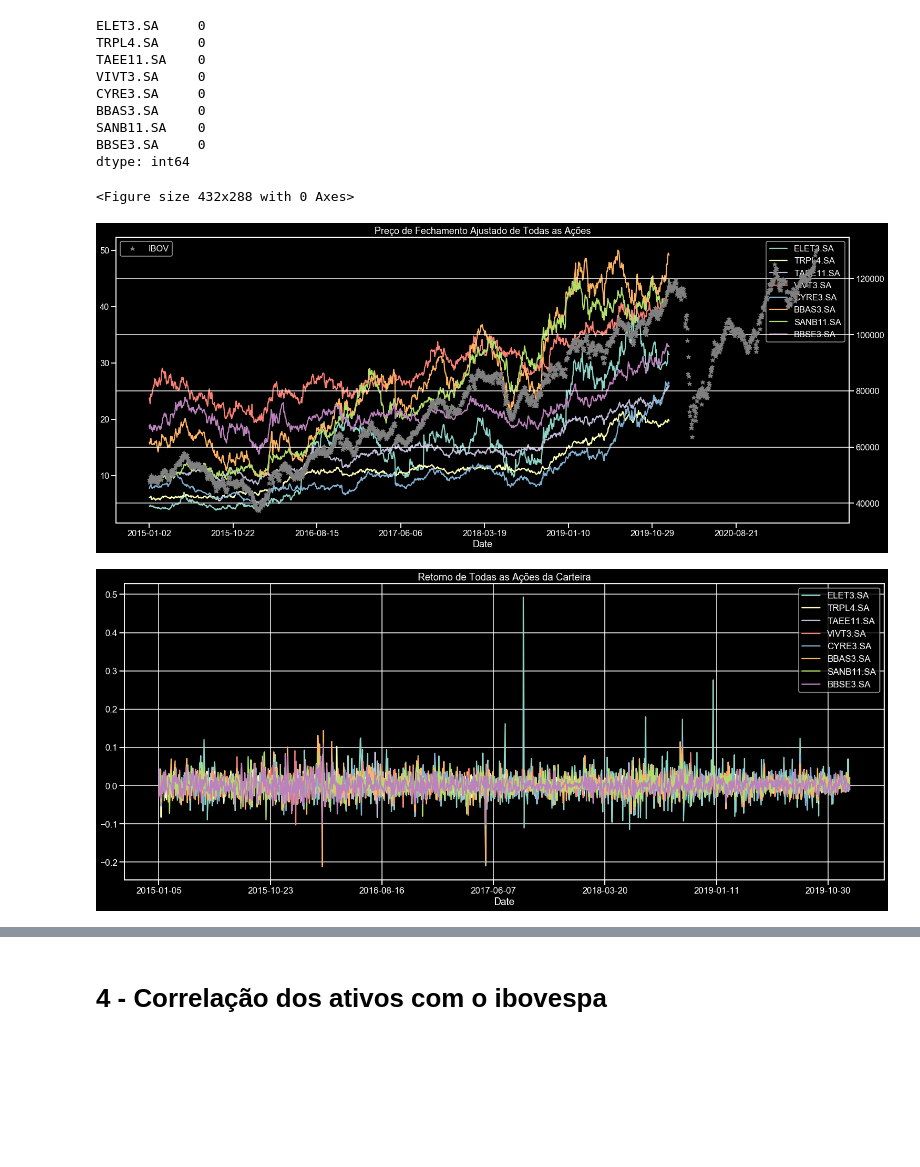
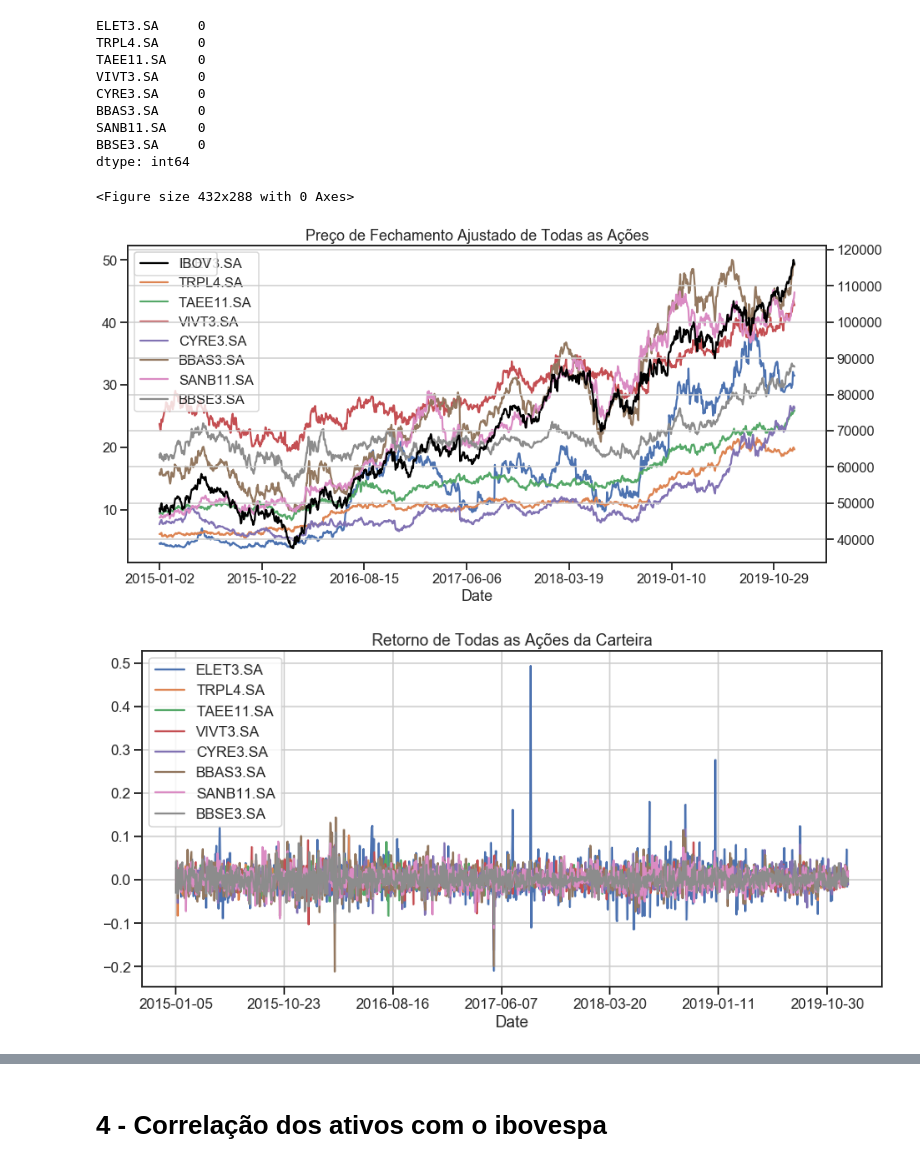
Before and after one commit to HugoAzv/FGV-Quant, a Jupyter notebook: 5 - Projetos/01 - Otimização de Portfólio/Portfolio Research.ipynb, the cells around one changed output, grey strips where cells are left out. Drawn from its saved outputs; the diff is of its cells as text; code cells hidden in the pictures; blank space fills up the shorter version.

```diff
--- a/5 - Projetos/01 - Otimização de Portfólio/Portfolio Research.ipynb
+++ b/5 - Projetos/01 - Otimização de Portfólio/Portfolio Research.ipynb
@@ -35,7 +35,7 @@ import matplotlib.pyplot as plt
 import seaborn as sns
 
 sns.set(style="ticks", context="talk")
-plt.style.use("dark_background")
+# plt.style.use("dark_background")
 # %% [markdown]
 # 2 - Coletando os dados
 # %%
@@ -96,0 +89,3 @@ prices
+# %%
+ativos = carteira.iloc[:,:-1]
+ativos.head()
@@ -97,6 +100,6 @@ prices
 # %%
-ibov = portfolio[['IBOV']]
-ibov
+ibov = carteira[['IBOV']]
+ibov.head()
 # %% [output]
 |  | IBOV |
 | Date |  |
@@ -157,19 +148,19 @@ SANB11.SA    0
 BBSE3.SA     0
 dtype: int64
 # %%
-fig = plt.figure()
-ax1 = prices.plot(figsize=(25,10), title='Preço de Fechamento Ajustado de Todas as Ações')
-ax2 = ax1.twinx()
-ibov.plot(ax=ax2, color='grey', style='*');
-plt.legend()
-plt.grid()
+fig = plt.figure();
+ax1 = ativos.plot(figsize=(15,7), title='Preço de Fechamento Ajustado de Todas as Ações');
+ax2 = ax1.twinx();
+ibov.plot(ax=ax2, color='black', style='-');
+plt.legend();
+plt.grid();
 # %% [output]
 <Figure size 432x288 with 0 Axes>
-[figure, old version]
+[figure, new version]
 # %%
-retornos.plot(figsize=(25,10), title='Retorno de Todas as Ações da Carteira');
+rets_acoes.plot(figsize=(15,7), title='Retorno de Todas as Ações da Carteira');
 plt.legend()
 plt.grid()
 # %% [output]
-[figure, old version]
+[figure, new version]
 # %%
```
Also changed, not shown: parts of 104 cells of this notebook.
